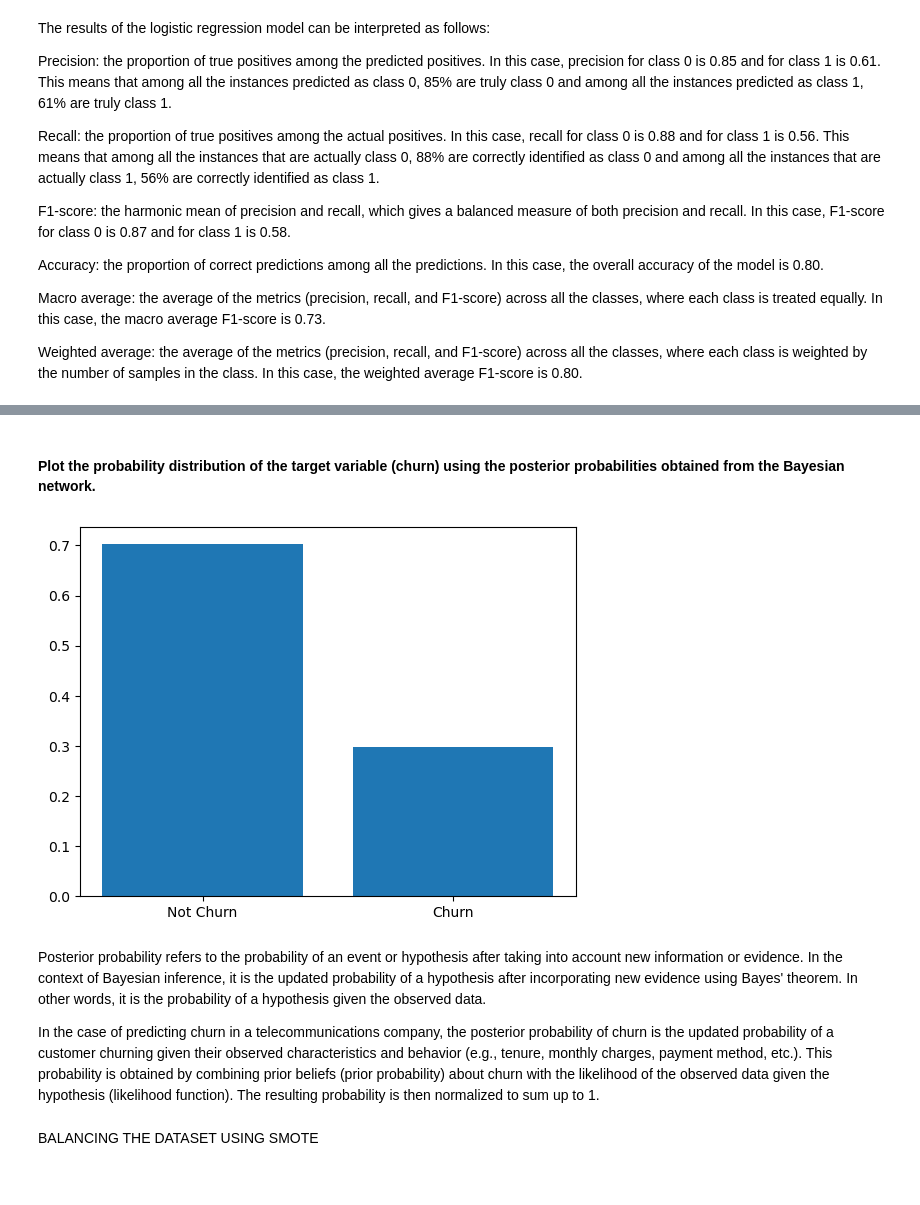
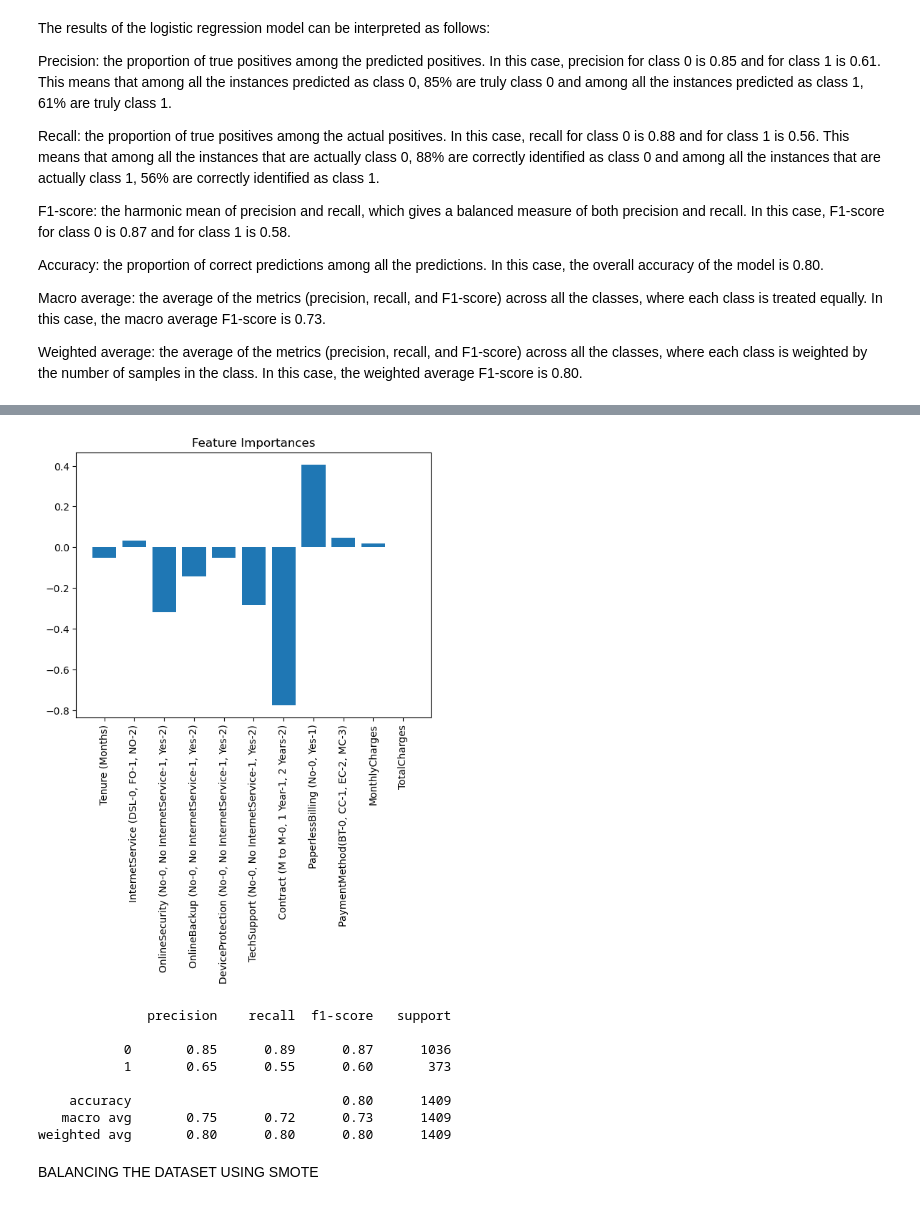
Before and after one commit to rickashb/BigDataAnalytics, a Jupyter notebook: bigdproject.ipynb, the cells around one changed output, grey strips where cells are left out. Cells and saved outputs as stored; diff of their text form; code cells hidden in the pictures.

```diff
--- a/bigdproject.ipynb
+++ b/bigdproject.ipynb
@@ -653,28 +562,34 @@ ValueError: variable names of the model must be identical to column names in dat
-# %% [markdown]
-#### Plot the probability distribution of the target variable (churn) using the posterior probabilities obtained from the Bayesian network.
-# %%
-# import the VariableElimination class
-from pgmpy.inference import VariableElimination
-
-# create a variable elimination object for the model
-infer = VariableElimination(model)
-
-# get the posterior probabilities for churn
-posterior_churn = infer.query(variables=['Churn (No-0, Yes-1)'], evidence=None)
-
-# extract the probability of churn being true and false
-p_churn = posterior_churn.values[1]
-p_not_churn = posterior_churn.values[0]
-
-# plot the probability distribution
-plt.bar([0, 1], [p_not_churn, p_churn], tick_label=["Not Churn", "Churn"])
-plt.show()
-# %% [output]
-[figure, removed]
-# %% [markdown]
-Posterior probability refers to the probability of an event or hypothesis after taking into account new information or evidence. In the context of Bayesian inference, it is the updated probability of a hypothesis after incorporating new evidence using Bayes' theorem. In other words, it is the probability of a hypothesis given the observed data.
-
-In the case of predicting churn in a telecommunications company, the posterior probability of churn is the updated probability of a customer churning given their observed characteristics and behavior (e.g., tenure, monthly charges, payment method, etc.). This probability is obtained by combining prior beliefs (prior probability) about churn with the likelihood of the observed data given the hypothesis (likelihood function). The resulting probability is then normalized to sum up to 1.
+# %%
+# Split the data into training and testing sets
+X = df.drop('Churn (No-0, Yes-1)', axis=1) # drop the target variable
+y = df['Churn (No-0, Yes-1)']
+X_train, X_test, y_train, y_test = train_test_split(X, y, test_size=0.2, random_state=42)
+
+# Fit the logistic regression model with L1 regularization
+logreg = LogisticRegression(penalty='l1', solver='liblinear', random_state=42)
+logreg.fit(X_train, y_train)
+
+# Get the coefficients of the model
+coef = logreg.coef_[0]
+
+# Plot the feature importances as a bar chart
+plt.bar(range(len(coef)), coef)
+plt.xticks(range(len(coef)), X.columns, rotation=90)
+plt.title('Feature Importances')
+plt.show()
+
+# Evaluate the model performance
+print(classification_report(y_test, y_pred))
+# %% [output]
+[figure, added]
+              precision    recall  f1-score   support
+
+           0       0.85      0.89      0.87      1036
+           1       0.65      0.55      0.60       373
+
+    accuracy                           0.80      1409
+   macro avg       0.75      0.72      0.73      1409
+weighted avg       0.80      0.80      0.80      1409
 # %% [markdown]
 BALANCING THE DATASET USING SMOTE
 # %%
```
Also changed, not shown: parts of 23 cells of this notebook.
